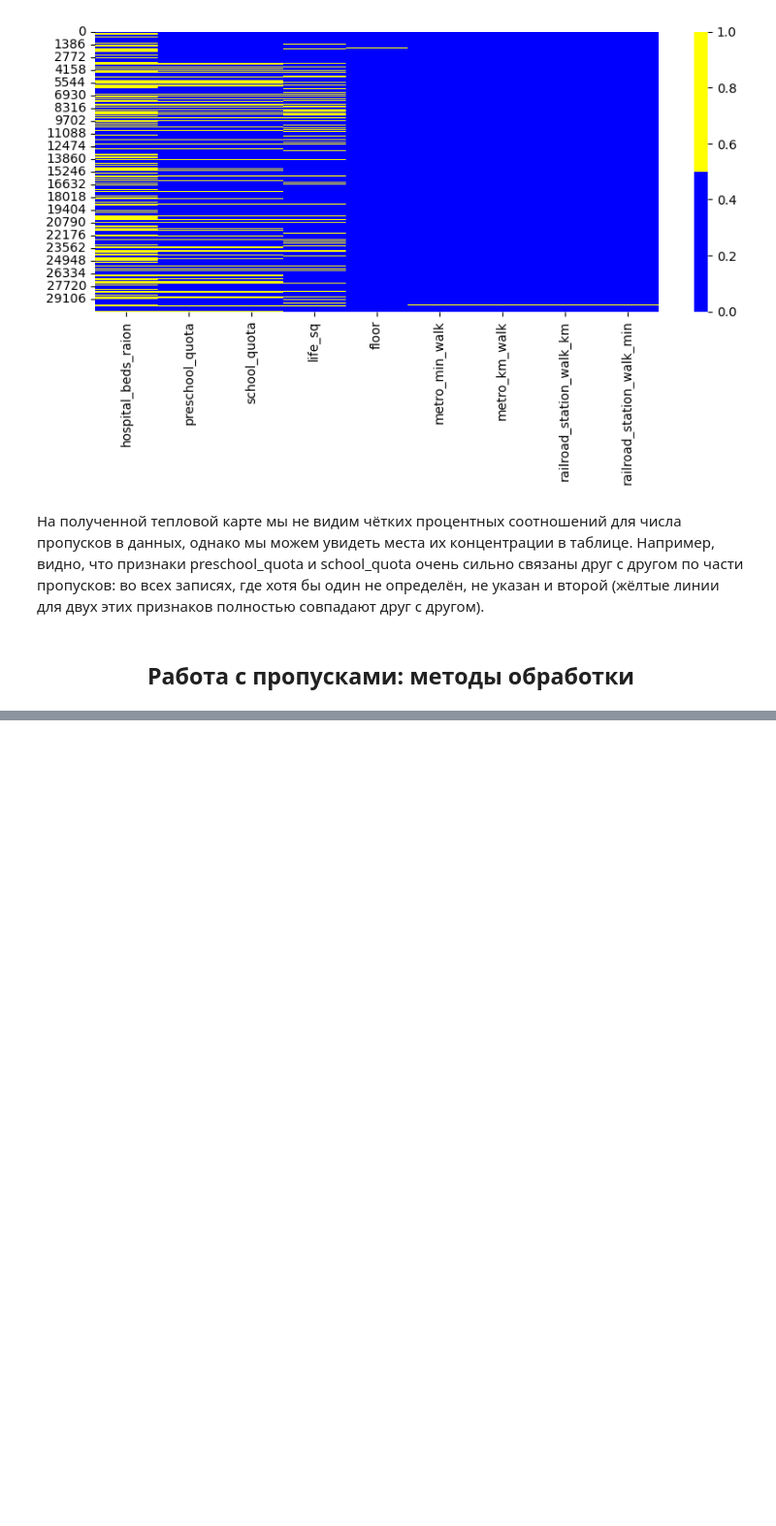
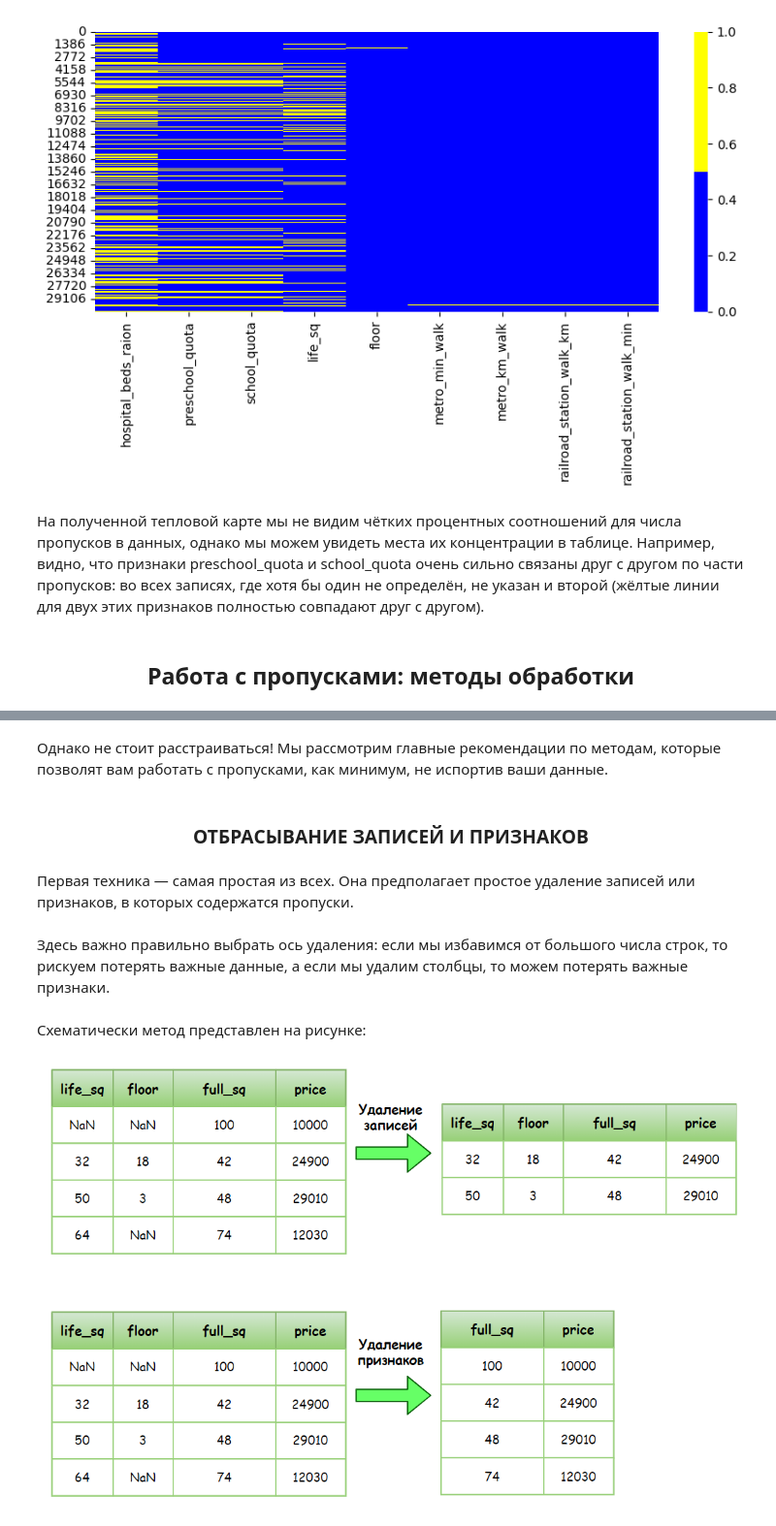
Before and after one commit to Dredox22/sf_data_science, a Jupyter notebook: SkillFactory/PY_14_Очистка_данных/sber.ipynb, the cells around one changed output, grey strips where cells are left out. Shown at 97% size. Cells and saved outputs as stored; diff of their text form; code cells hidden in the pictures; blank space fills up the shorter version.

```diff
--- a/SkillFactory/PY_14_Очистка_данных/sber.ipynb
+++ b/SkillFactory/PY_14_Очистка_данных/sber.ipynb
@@ -288,0 +295,15 @@ ax = sns.heatmap(
+# %% [markdown]
+Однако не стоит расстраиваться! Мы рассмотрим главные рекомендации по методам, которые позволят вам работать с пропусками, как минимум, не испортив ваши данные.
+# %% [markdown]
+### <center>ОТБРАСЫВАНИЕ ЗАПИСЕЙ И ПРИЗНАКОВ
+# %% [markdown]
+Первая техника — самая простая из всех. Она предполагает простое удаление записей или признаков, в которых содержатся пропуски.
+# %% [markdown]
+Здесь важно правильно выбрать ось удаления: если мы избавимся от большого числа строк, то рискуем потерять важные данные, а если мы удалим столбцы, то можем потерять важные признаки.
+# %% [markdown]
+Схематически метод представлен на рисунке:
+# %%
+from IPython.display import Image
+Image("data/dst-3-unit-1-mod-14-11.png")
+# %% [output]
+[figure, added]
```
Also changed, not shown: parts of 53 cells of this notebook, 4 other files.
